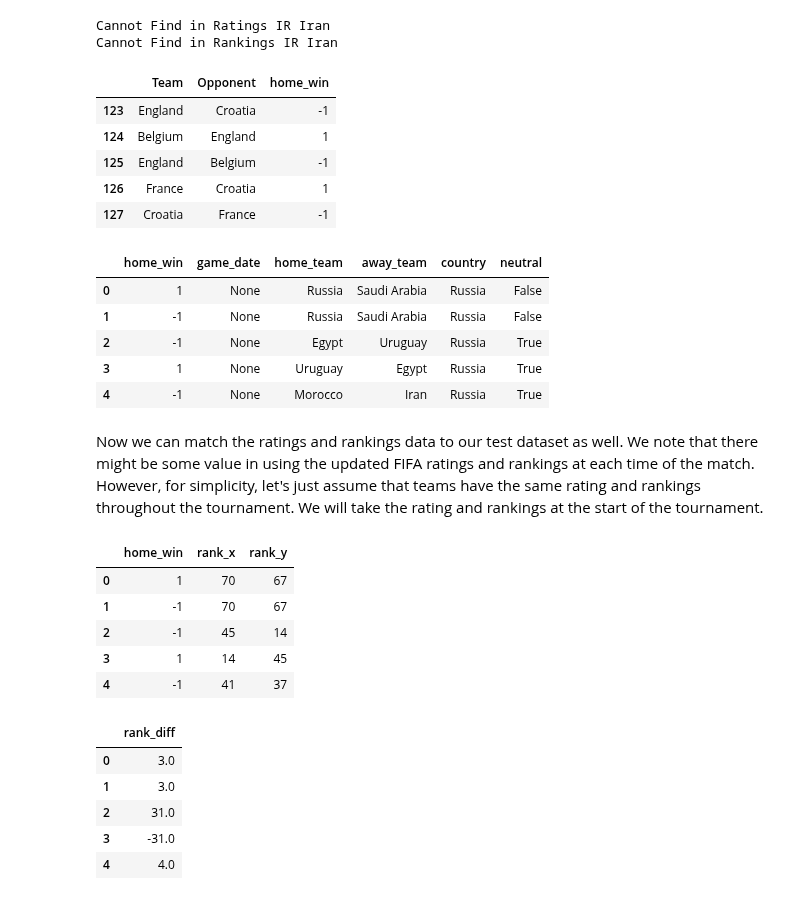
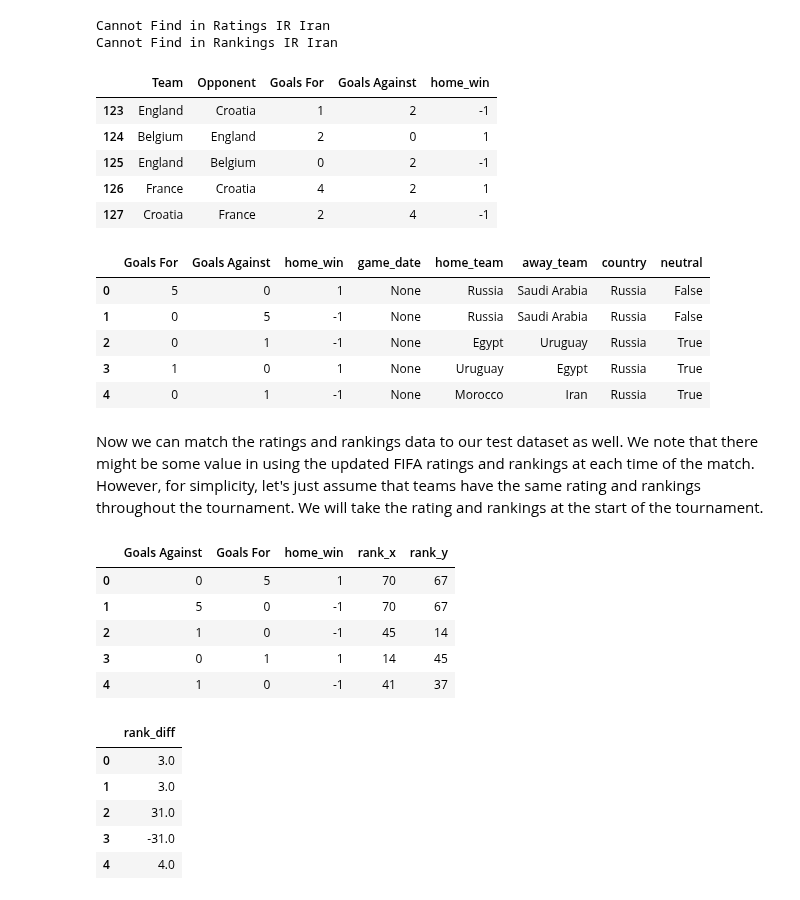
Before and after one commit to AC209aWC2018/World-Cup-2018, a Jupyter notebook: sofifa/sofifa-train-test.ipynb, the cells around one changed output. Saved outputs shown, nothing was run; the diff lists cells and outputs as text; code cells hidden in the pictures.

```diff
--- a/sofifa/sofifa-train-test.ipynb
+++ b/sofifa/sofifa-train-test.ipynb
@@ -364,17 +401,17 @@ Cannot Find in Rankings IR Iran
 results_wc.replace('IR Iran', 'Iran', inplace=True)
 # %%
 tournament_round = results_wc.Group
-results_wc = results_wc.loc[:,['Team', 'Opponent', 'WDL']]
+results_wc = results_wc.loc[:,['Team', 'Opponent', 'WDL', 'Goals For', 'Goals Against']]
 results_wc['home_win'] = [-1 if score == 'L' else 1 if score == 'W' else 0 for score in results_wc.WDL]
 results_wc.drop('WDL', axis=1, inplace=True)
 results_wc.tail()
 # %% [output]
-|  | Team | Opponent | home_win |
-| 123 | England | Croatia | -1 |
-| 124 | Belgium | England | 1 |
-| 125 | England | Belgium | -1 |
-| 126 | France | Croatia | 1 |
-| 127 | Croatia | France | -1 |
+|  | Team | Opponent | Goals For | Goals Against | home_win |
+| 123 | England | Croatia | 1 | 2 | -1 |
+| 124 | Belgium | England | 2 | 0 | 1 |
+| 125 | England | Belgium | 0 | 2 | -1 |
+| 126 | France | Croatia | 4 | 2 | 1 |
+| 127 | Croatia | France | 2 | 4 | -1 |
 # %%
 #Add these columns for later.
 #Will figure out dates of each match later.
@@ -390,12 +427,12 @@ results_wc['neutral'] = [True if home != 'Russia' else False for home in results
 results_wc = results_wc.drop(['Team', 'Opponent'], axis = 1)
 results_wc.head()
 # %% [output]
-|  | home_win | game_date | home_team | away_team | country | neutral |
-| 0 | 1 | None | Russia | Saudi Arabia | Russia | False |
-| 1 | -1 | None | Russia | Saudi Arabia | Russia | False |
-| 2 | -1 | None | Egypt | Uruguay | Russia | True |
-| 3 | 1 | None | Uruguay | Egypt | Russia | True |
-| 4 | -1 | None | Morocco | Iran | Russia | True |
+|  | Goals For | Goals Against | home_win | game_date | home_team | away_team | country | neutral |
+| 0 | 5 | 0 | 1 | None | Russia | Saudi Arabia | Russia | False |
+| 1 | 0 | 5 | -1 | None | Russia | Saudi Arabia | Russia | False |
+| 2 | 0 | 1 | -1 | None | Egypt | Uruguay | Russia | True |
+| 3 | 1 | 0 | 1 | None | Uruguay | Egypt | Russia | True |
+| 4 | 0 | 1 | -1 | None | Morocco | Iran | Russia | True |
 # %% [markdown]
 Now we can match the ratings and rankings data to our test dataset as well. We note that there might be some value in using the updated FIFA ratings and rankings at each time of the match. However, for simplicity, let's just assume that teams have the same rating and rankings throughout the tournament. We will take the rating and rankings at the start of the tournament.
 # %%
@@ -413,10 +450,10 @@ results_rankings_wc3 = results_rankings_wc2.drop(['home_team', 'away_team','coun
 results_rankings_wc3.sort_index(axis=1, inplace=True)
 results_rankings_wc3.head()
 # %% [output]
-|  | home_win | rank_x | rank_y |
-| 0 | 1 | 70 | 67 |
-| 1 | -1 | 70 | 67 |
-| 2 | -1 | 45 | 14 |
-| 3 | 1 | 14 | 45 |
-| 4 | -1 | 41 | 37 |
+|  | Goals Against | Goals For | home_win | rank_x | rank_y |
+| 0 | 0 | 5 | 1 | 70 | 67 |
+| 1 | 5 | 0 | -1 | 70 | 67 |
+| 2 | 1 | 0 | -1 | 45 | 14 |
+| 3 | 0 | 1 | 1 | 14 | 45 |
+| 4 | 1 | 0 | -1 | 41 | 37 |
 # %%
```
Also changed, not shown: parts of 17 cells of this notebook, 3 other files.
